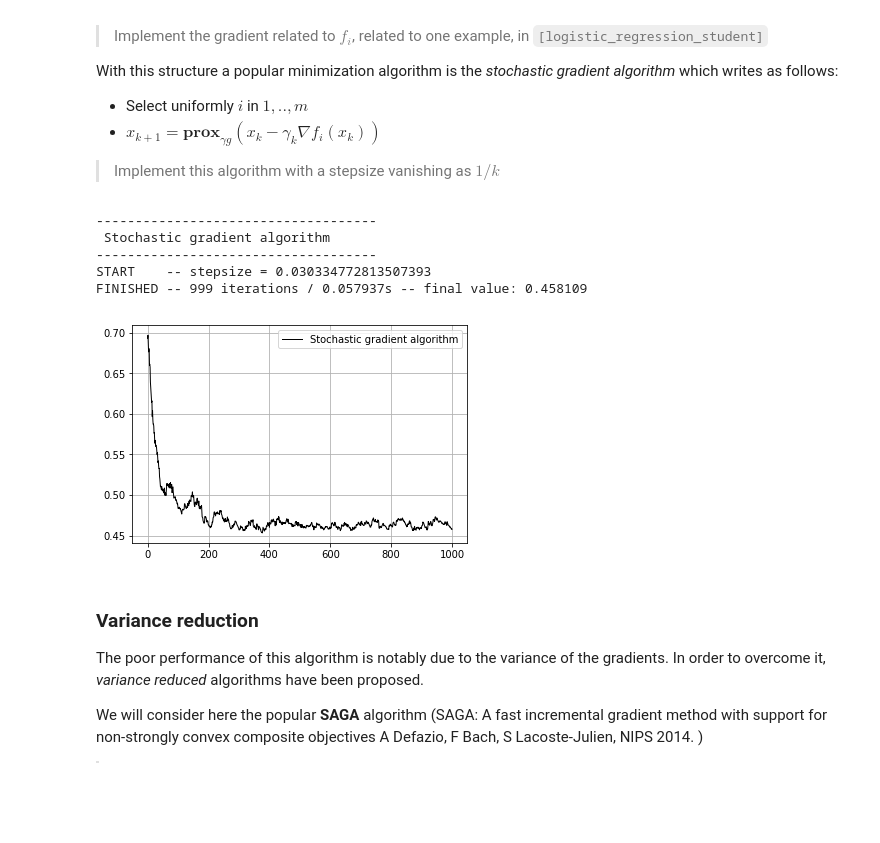
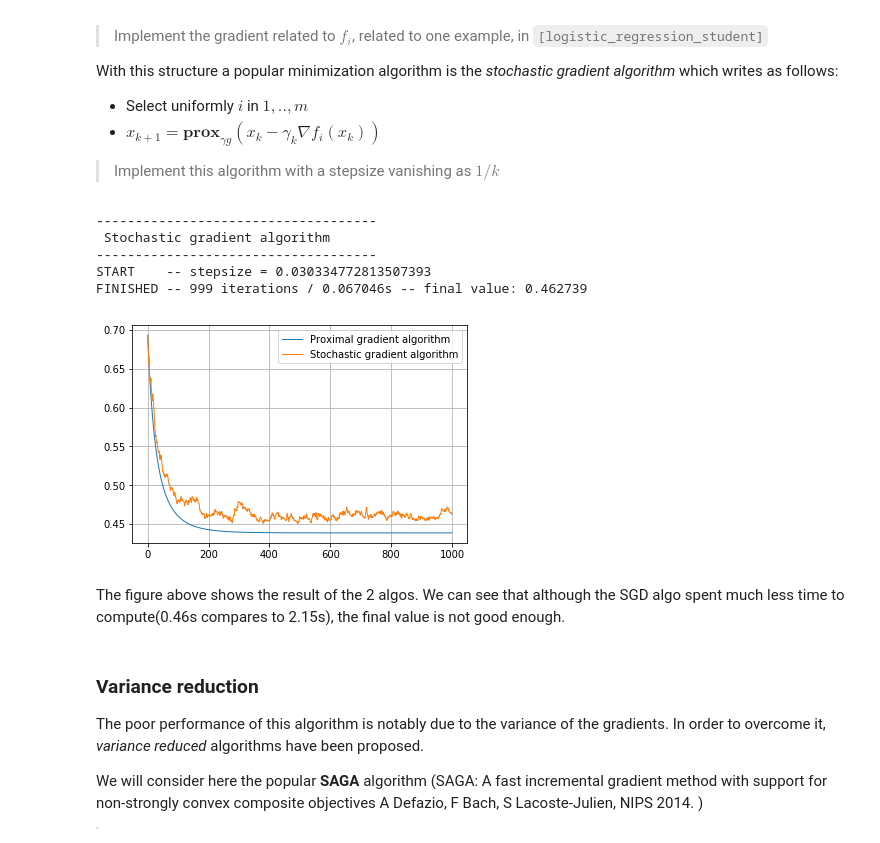
Before and after one commit to jiajieli67/Opt, a Jupyter notebook: NumericalOptimization-master/Opt/Lab7_VarRed/7_SVRG.ipynb, the cells around one changed output. Cells and saved outputs as stored; diff of their text form; code cells hidden in the pictures; blank space fills up the shorter version.

```diff
--- a/NumericalOptimization-master/Opt/Lab7_VarRed/7_SVRG.ipynb
+++ b/NumericalOptimization-master/Opt/Lab7_VarRed/7_SVRG.ipynb
@@ -48,12 +48,12 @@ FINISHED -- 999 iterations / 2.618698s -- final value: 0.438712
 import matplotlib.pyplot as plt
 % matplotlib inline
 
-F = []
+F1 = []
 for i in range(x_tab.shape[0]):
-    F.append( pb.F(x_tab[i]))
+    F1.append( pb.F(x_tab[i]))
 
 plt.figure()
-plt.plot( F, color="black", linewidth=1.0, linestyle="-")
+plt.plot( F1, color="black", linewidth=1.0, linestyle="-")
 plt.grid(True)
 plt.show()
 # %% [output]
@@ -112,37 +112,40 @@ def stochastic_gradient_algorithm(F , m, f_grad_ex , g_prox , x0 ,step, PREC , I
     t_e =  timeit.default_timer()
     if PRINT:
         print("FINISHED -- {:d} iterations / {:.6f}s -- final value: {:f}\n\n".format(k,t_e-t_s,F(x)))
     return x,x_tab
 
 
 
 #### Parameter we give at our algorithm (see algoGradient.ipynb)
 PREC    = 1e-5                     # Sought precision
 ITE_MAX = 1000                      # Max number of iterations
 x0      = np.zeros(pb.n)              # Initial point
 step    = 1.0/pb.L
 
 ##### gradient algorithm
-random.seed(0)
+random.seed(6)
 x,x_tab = stochastic_gradient_algorithm(pb.F ,pb.m, pb.f_grad_ex , pb.g_prox , x0, step, PREC, ITE_MAX , True)
 
 
 F2 = []
 for i in range(x_tab.shape[0]):
     F2.append( pb.F(x_tab[i]))
 
 plt.figure()
-plt.plot( F2, color="black", linewidth=1.0, linestyle="-", label="Stochastic gradient algorithm")
+plt.plot( F1, linewidth=1.0, linestyle="-", label="Proximal gradient algorithm")
+plt.plot( F2, linewidth=1.0, linestyle="-", label="Stochastic gradient algorithm")
 plt.grid(True)
 plt.legend()
 plt.show()
 # %% [output]
 ------------------------------------
  Stochastic gradient algorithm
 ------------------------------------
 START    -- stepsize = 0.030334772813507393
-FINISHED -- 999 iterations / 0.057937s -- final value: 0.458109
+FINISHED -- 999 iterations / 0.067046s -- final value: 0.462739
-[figure, old version]
+[figure, new version]
+# %% [markdown]
+The figure above shows the result of the 2 algos. We can see that although the SGD algo spent much less time to compute(0.46s compares to 2.15s), the final value is not good enough.
 # %% [markdown]
 ### Variance reduction
 
```
Also changed, not shown: parts of 4 cells of this notebook, 2 other files.
